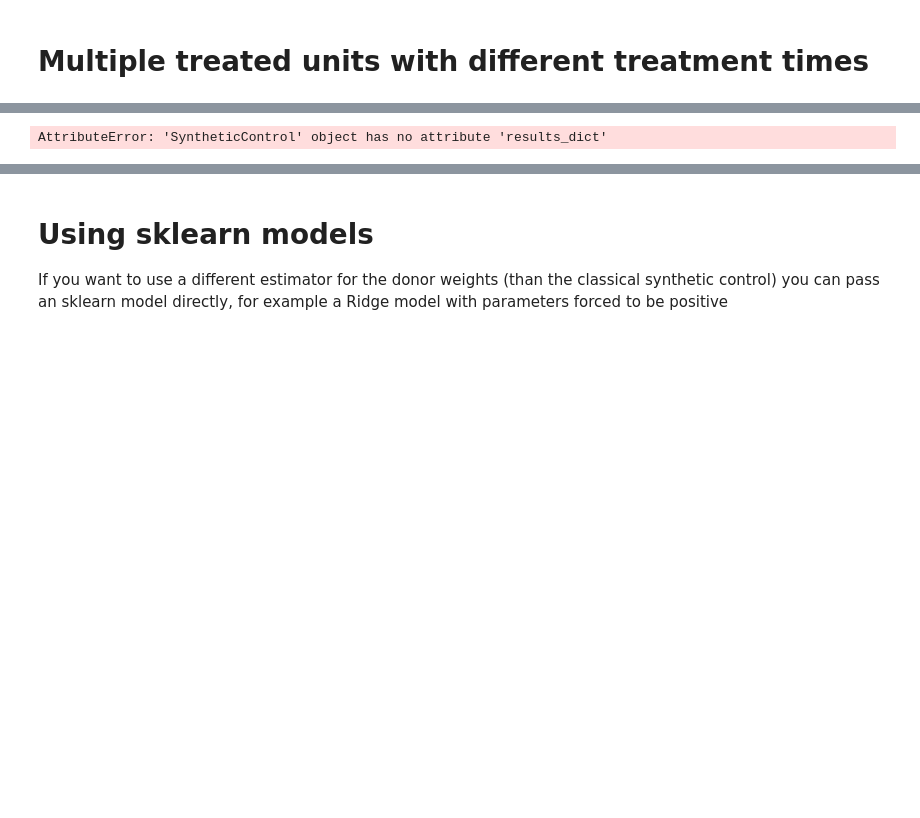
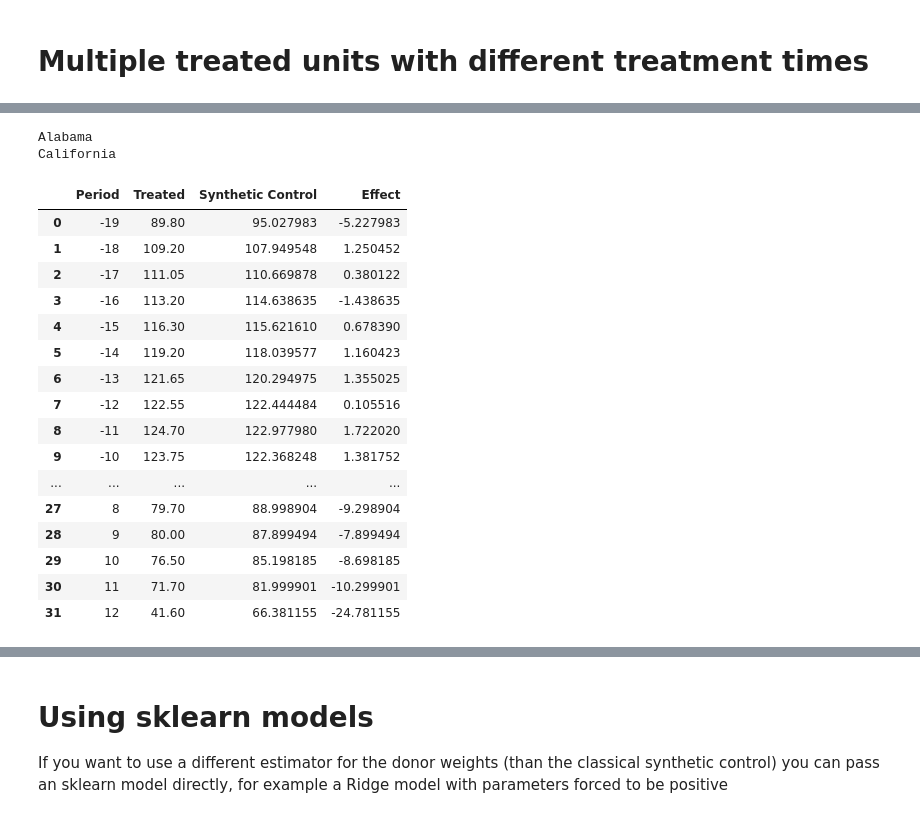
Before and after one commit to fhauschultz/causal-inference, a Jupyter notebook: examples/example.ipynb, the cells around one changed output, grey strips where cells are left out. Saved outputs shown, nothing was run; the diff lists cells and outputs as text; code cells hidden in the pictures; blank space fills up the shorter version.

Commit message:
move aggregate results outside of class

```diff
--- a/examples/example.ipynb
+++ b/examples/example.ipynb
@@ -87,5 +103,56 @@ AttributeError: 'SyntheticControl' object has no attribute 'placebo_effects'
 [figure]
+# %%
+def aggregate_results(results_dict, treatment_time, unit_col):
+    """
+    Aggregate results by averaging the 'Effect', 'Synthetic Control', and 'Treated' across treated units,
+    normalizing time to 'periods since treatment' if needed.
+    Returns a DataFrame with columns: 'period', 'average_effect', 'average_synth', 'average_treated'.
+    """
+    dfs = []
+    multi_treated = len(results_dict) > 1
+
+    for treated_unit, _df in results_dict.items():
+        print(treated_unit)
+        df = _df.copy()
+        if multi_treated:
+            treat_time = treatment_time[treatment_time[unit_col] == treated_unit]["treatment_start"].iloc[0]
+            df["Period"] = df.index - treat_time
+        else:
+            df["Period"] = df.index
+            return df
+        dfs.append(df.reset_index(drop=True))
+    combined = pd.concat(dfs, ignore_index=True)
+    avg = (
+        combined.groupby("Period")
+        .agg(
+            {
+                "Treated": "mean",
+                "Synthetic Control": "mean",
+                "Effect": "mean",
+            }
+        )
+        .reset_index()
+    )
+    return avg, combined
 # %%
-synthetic_control.results_dict
+aggregate_results(synthetic_control.results_dict, synthetic_control.treatment, unit_col="state")
 # %% [output]
-AttributeError: 'SyntheticControl' object has no attribute 'results_dict'
+Alabama
+California
+|  | Period | Treated | Synthetic Control | Effect |
+| 0 | -19 | 89.80 | 95.027983 | -5.227983 |
+| 1 | -18 | 109.20 | 107.949548 | 1.250452 |
+| 2 | -17 | 111.05 | 110.669878 | 0.380122 |
+| 3 | -16 | 113.20 | 114.638635 | -1.438635 |
+| 4 | -15 | 116.30 | 115.621610 | 0.678390 |
+| 5 | -14 | 119.20 | 118.039577 | 1.160423 |
+| 6 | -13 | 121.65 | 120.294975 | 1.355025 |
+| 7 | -12 | 122.55 | 122.444484 | 0.105516 |
+| 8 | -11 | 124.70 | 122.977980 | 1.722020 |
+| 9 | -10 | 123.75 | 122.368248 | 1.381752 |
+| ... | ... | ... | ... | ... |
+| 27 | 8 | 79.70 | 88.998904 | -9.298904 |
+| 28 | 9 | 80.00 | 87.899494 | -7.899494 |
+| 29 | 10 | 76.50 | 85.198185 | -8.698185 |
+| 30 | 11 | 71.70 | 81.999901 | -10.299901 |
+| 31 | 12 | 41.60 | 66.381155 | -24.781155 |
```
Also changed, not shown: parts of 5 cells of this notebook, 1 other file.
